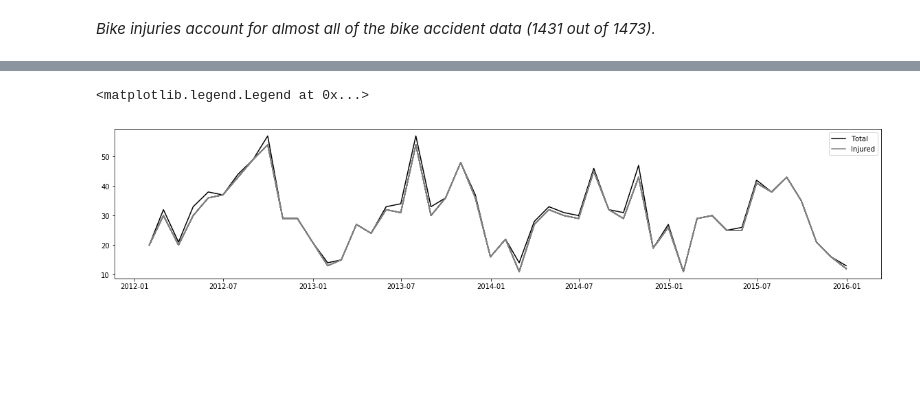
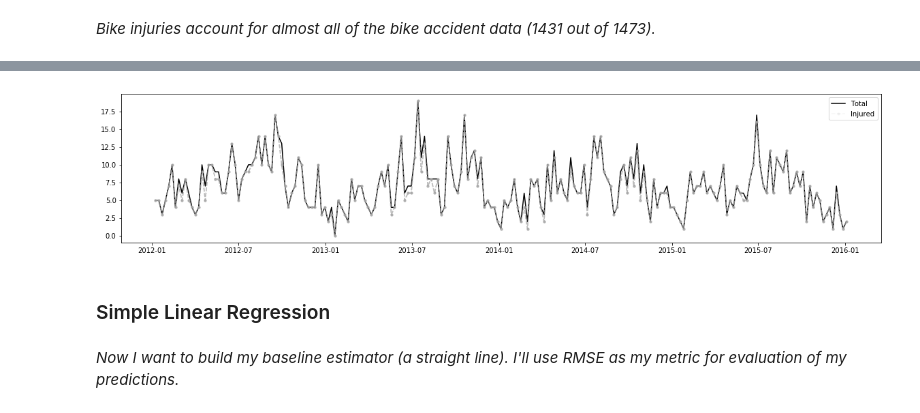
Before and after one commit to kimrharper/thinkful, a Jupyter notebook: capstone/capstone-cleaning.ipynb, the cells around one changed output, grey strips where cells are left out. Cells and saved outputs as stored; diff of their text form; code cells hidden in the pictures; blank space fills up the shorter version.

```diff
--- a/capstone/capstone-cleaning.ipynb
+++ b/capstone/capstone-cleaning.ipynb
@@ -119,12 +107,19 @@ bikeaccident = bikeaccident.drop(['Crash Year','Crash Day','Crash Month','Crash
 | 2012-01-07 | 165 | 1449752 | 1.0 | 0.0 | 1.0 | 6 | ... |
 | 2012-01-05 | 493 | 1450046 | 1.0 | 0.0 | 1.0 | 6 | ... |
 | 2012-01-03 | 525 | 1450073 | 1.0 | 0.0 | 1.0 | 6 | ... |
+# %%
+# creating basic time series
+ba = bikeaccident['Total Pedalcyclist Count'].groupby(pd.Grouper(freq='W')).count()
 # %%
 plt.figure(figsize=(20,4))
-plt.plot(bikeaccident['Total Pedalcyclist Count'].groupby(pd.Grouper(freq='M')).count(),color='black')
-plt.plot(bikeaccident[bikeaccident['Total Pedalcyclist Non-Fatal Injury Count']>0].groupby(pd.Grouper(freq='M')).count(),color='gray')
-# plt.plot(bikeaccident[bikeaccident['Total Pedalcyclist Fatality Count']>0].groupby(pd.Grouper(freq='M')).count(),color='red')
-plt.legend(['Total','Injured'])
+plt.plot(ba,
+         color='black')
+plt.plot(bikeaccident[bikeaccident['Total Pedalcyclist Non-Fatal Injury Count']>0].groupby(pd.Grouper(freq='W')).count(),
+         color='darkgray',linestyle='--',alpha=.1,marker='.')
+plt.legend(['Total','Injured']);
 # %% [output]
-<matplotlib.legend.Legend at 0x...>
-[figure, old version]
+[figure, new version]
+# %% [markdown]
+### Simple Linear Regression
+# %% [markdown]
+_Now I want to build my baseline estimator (a straight line). I'll use RMSE as my metric for evaluation of my predictions._
```
Also changed, not shown: parts of 10 cells of this notebook, 1 other file.
